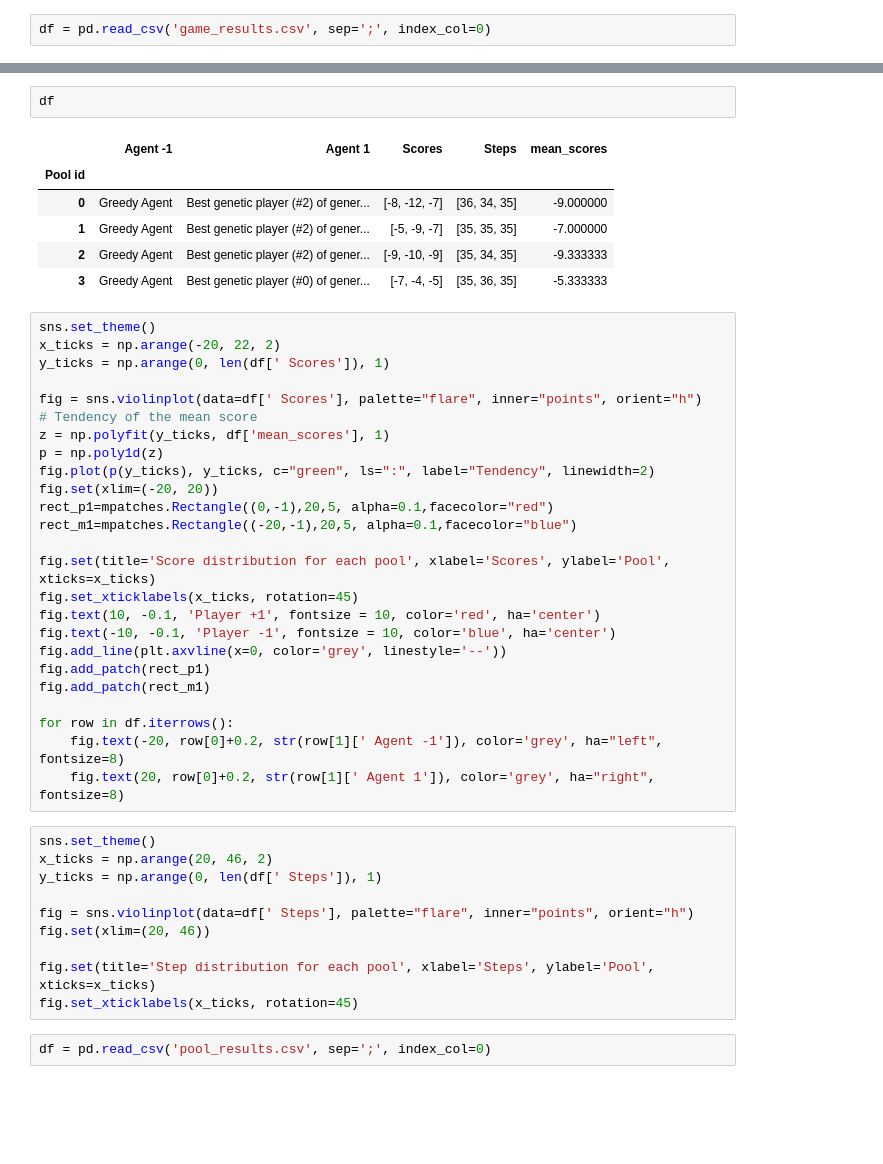
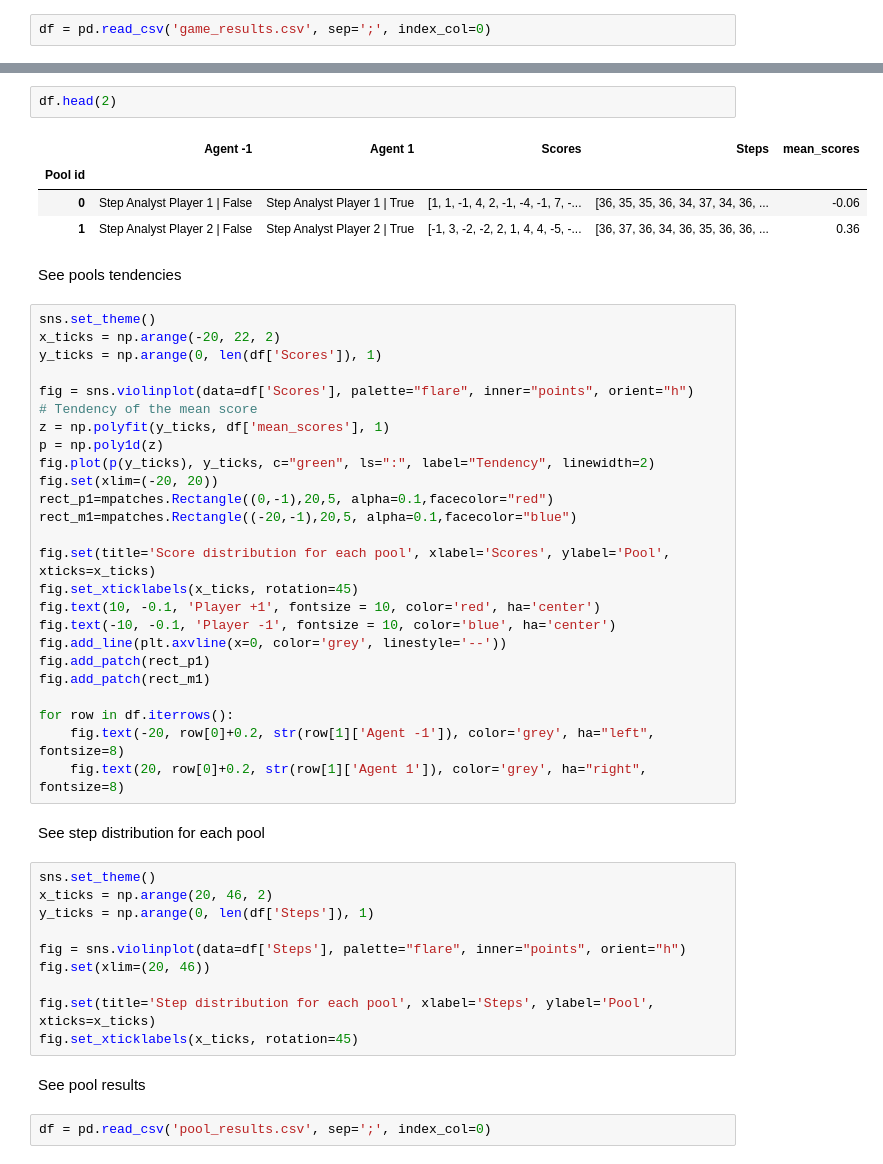
Before and after one commit to StephaneBranly/INF8215-Avalam-AI, a Jupyter notebook: stats/plot_experiments.ipynb, the cells around one changed output, grey strips where cells are left out. Cells and saved outputs as stored; diff of their text form; blank space fills up the shorter version.

Commit message:
[+] Step Importance analysis

```diff
--- a/stats/plot_experiments.ipynb
+++ b/stats/plot_experiments.ipynb
@@ -22,19 +38,19 @@ Pool id
 Name: mean_scores, dtype: float64
 # %%
-df
+df.head(2)
 # %% [output]
 |  | Agent -1 | Agent 1 | Scores | Steps | mean_scores |
 | Pool id |  |  |  |  |  |
-| 0 | Greedy Agent | Best genetic player (#2) of gener... | [-8, -12, -7] | [36, 34, 35] | -9.000000 |
-| 1 | Greedy Agent | Best genetic player (#2) of gener... | [-5, -9, -7] | [35, 35, 35] | -7.000000 |
-| 2 | Greedy Agent | Best genetic player (#2) of gener... | [-9, -10, -9] | [35, 34, 35] | -9.333333 |
-| 3 | Greedy Agent | Best genetic player (#0) of gener... | [-7, -4, -5] | [35, 36, 35] | -5.333333 |
+| 0 | Step Analyst Player 1 | False | Step Analyst Player 1 | True | [1, 1, -1, 4, 2, -1, -4, -1, 7, -... | [36, 35, 35, 36, 34, 37, 34, 36, ... | -0.06 |
+| 1 | Step Analyst Player 2 | False | Step Analyst Player 2 | True | [-1, 3, -2, -2, 2, 1, 4, 4, -5, -... | [36, 37, 36, 34, 36, 35, 36, 36, ... | 0.36 |
+# %% [markdown]
+See pools tendencies
 # %%
 sns.set_theme()
 x_ticks = np.arange(-20, 22, 2)
-y_ticks = np.arange(0, len(df[' Scores']), 1)
+y_ticks = np.arange(0, len(df['Scores']), 1)
 
-fig = sns.violinplot(data=df[' Scores'], palette="flare", inner="points", orient="h")
+fig = sns.violinplot(data=df['Scores'], palette="flare", inner="points", orient="h")
 # Tendency of the mean score
 z = np.polyfit(y_ticks, df['mean_scores'], 1)
 p = np.poly1d(z)
@@ -52,18 +68,22 @@ fig.add_patch(rect_p1)
 fig.add_patch(rect_m1)
 
 for row in df.iterrows():
-    fig.text(-20, row[0]+0.2, str(row[1][' Agent -1']), color='grey', ha="left", fontsize=8)
-    fig.text(20, row[0]+0.2, str(row[1][' Agent 1']), color='grey', ha="right", fontsize=8)
+    fig.text(-20, row[0]+0.2, str(row[1]['Agent -1']), color='grey', ha="left", fontsize=8)
+    fig.text(20, row[0]+0.2, str(row[1]['Agent 1']), color='grey', ha="right", fontsize=8)
+# %% [markdown]
+See step distribution for each pool
 # %%
 sns.set_theme()
 x_ticks = np.arange(20, 46, 2)
-y_ticks = np.arange(0, len(df[' Steps']), 1)
+y_ticks = np.arange(0, len(df['Steps']), 1)
 
-fig = sns.violinplot(data=df[' Steps'], palette="flare", inner="points", orient="h")
+fig = sns.violinplot(data=df['Steps'], palette="flare", inner="points", orient="h")
 fig.set(xlim=(20, 46))
 
 fig.set(title='Step distribution for each pool', xlabel='Steps', ylabel='Pool', xticks=x_ticks)
 fig.set_xticklabels(x_ticks, rotation=45)
+# %% [markdown]
+See pool results
 # %%
 df = pd.read_csv('pool_results.csv', sep=';', index_col=0)
 # %%
```
Also changed, not shown: parts of 15 cells of this notebook, 3 other files.
